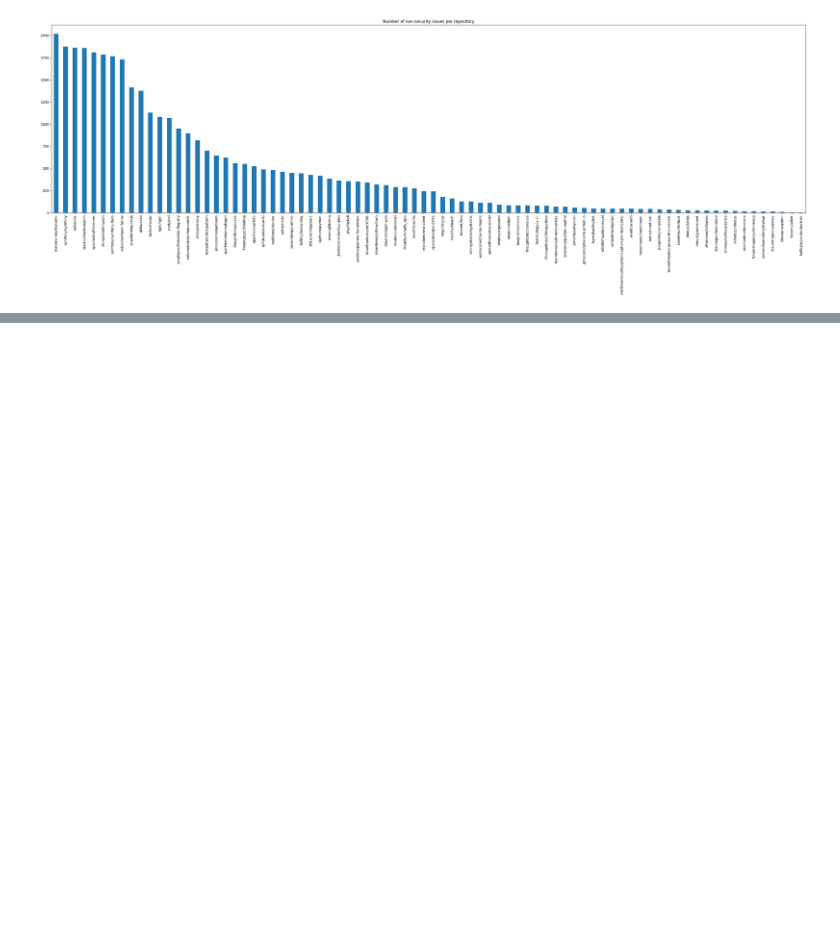
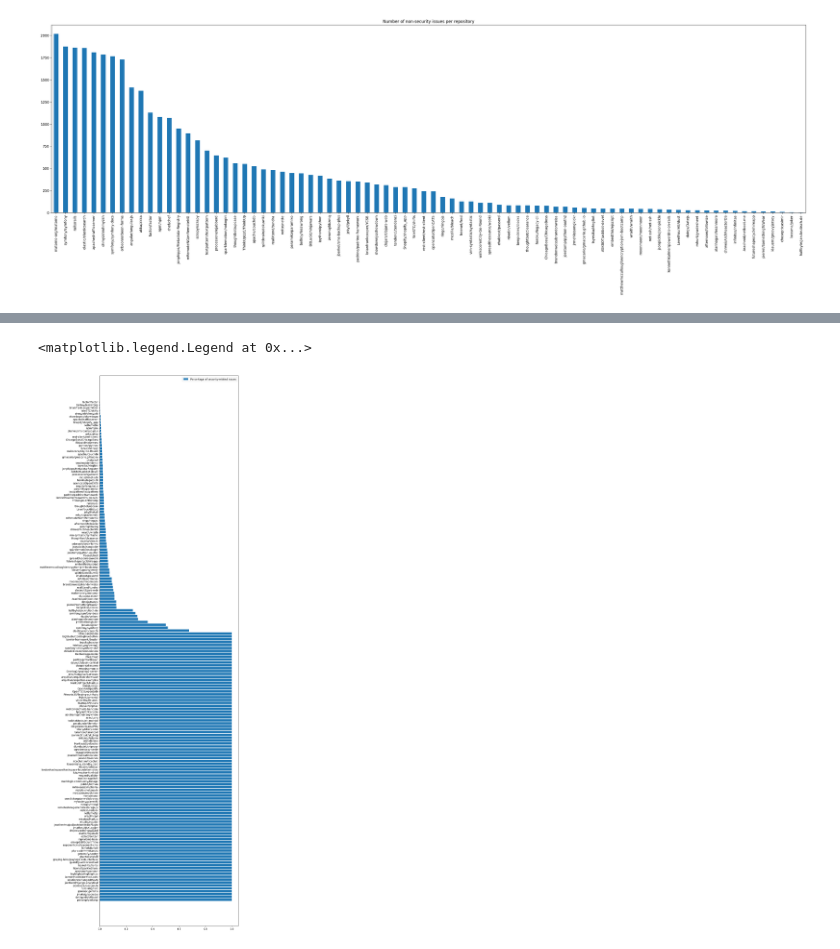
Before and after one commit to TeamPML/GuthubSecurityIssues, a Jupyter notebook: data-understanding.ipynb, the cells around one changed output, grey strips where cells are left out. Cells and saved outputs as stored; diff of their text form; code cells hidden in the pictures; blank space fills up the shorter version.

Commit message:
more about issues and repositories

```diff
--- a/data-understanding.ipynb
+++ b/data-understanding.ipynb
@@ -138,0 +169,21 @@ non_sec_df["repository"].value_counts().plot(kind="bar", figsize=(40, 10), title
+# %%
+# show perentage of security-related issues for each repository
+sec_issue_percentage = sec_df["repository"].value_counts() / df["repository"].value_counts()
+# sort values
+sec_issue_percentage.sort_values(ascending=False, inplace=True)
+# %%
+import matplotlib.pyplot as plt
+
+# set figure size
+plt.figure(figsize=(10, 40))
+
+# veritcally align x-axis labels
+# plt.xticks(rotation=90)
+
+plt.barh(sec_issue_percentage.index, sec_issue_percentage, label="Percentage of security-related issues")
+
+# add legend
+plt.legend()
+# %% [output]
+<matplotlib.legend.Legend at 0x...>
+[figure, added]
```
Also changed, not shown: parts of 4 cells of this notebook.
